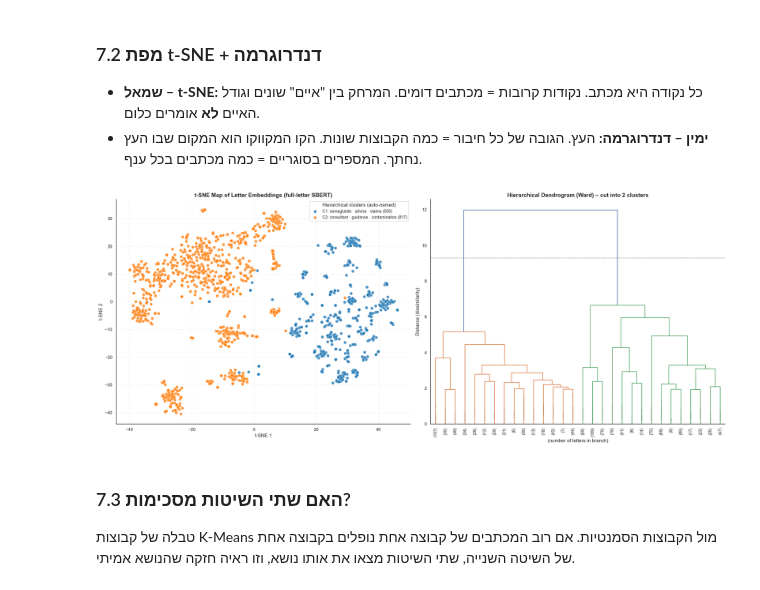
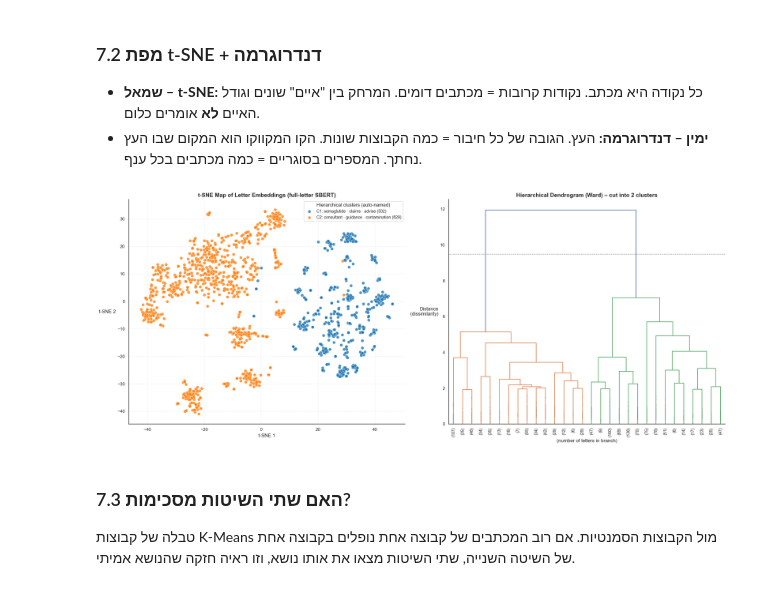
Before and after one commit to Bar-Hai-Cohen/FDA_Warning_Letters_Analysis_Project, a Jupyter notebook: FDA_Final_fixed.ipynb, the cells around one changed output. Cells and saved outputs as stored; diff of their text form; code cells hidden in the pictures.

```diff
--- a/FDA_Final_fixed.ipynb
+++ b/FDA_Final_fixed.ipynb
@@ -75,6 +75,8 @@ import torch
 from sentence_transformers import SentenceTransformer
 from transformers import pipeline
 
+HORIZONTAL_YLABEL = dict(rotation=0, ha="right", va="center")
+
 warnings.filterwarnings("ignore", category=RuntimeWarning)
 warnings.filterwarnings("ignore", category=FutureWarning)
 warnings.filterwarnings("ignore", category=UserWarning, module="sklearn")
@@ -1023,29 +1013,29 @@ cluster_profile(hier_labels, sem_names)
 # %%
 tsne_xy = TSNE(n_components=2, perplexity=30, init="random",
                random_state=RANDOM_STATE, max_iter=1000).fit_transform(embeddings)
 
 sns.set_theme(style="white")
 fig, (ax1, ax2) = plt.subplots(1, 2, figsize=(22, 9))
 for c in range(K_SEMANTIC):
     m = hier_labels == c
     ax1.scatter(tsne_xy[m, 0], tsne_xy[m, 1], color=sem_colors[c], alpha=0.8,
                 edgecolors="w", s=55, linewidths=0.5, label=f"{sem_names[c]} ({m.sum()})")
 ax1.set_title("t-SNE Map of Letter Embeddings (full-letter SBERT)", fontsize=14, fontweight="bold")
-ax1.set_xlabel("t-SNE 1"); ax1.set_ylabel("t-SNE 2")
+ax1.set_xlabel("t-SNE 1"); ax1.set_ylabel("t-SNE 2", **HORIZONTAL_YLABEL)
 ax1.grid(True, linestyle="--", alpha=0.3)
 ax1.legend(title="Hierarchical clusters (auto-named)", fontsize=10, loc="best")
 sns.despine(ax=ax1)
 
 cut = (Z[-K_SEMANTIC, 2] + Z[-(K_SEMANTIC - 1), 2]) / 2
 dendrogram(Z, truncate_mode="lastp", p=30, ax=ax2, leaf_rotation=90,
            leaf_font_size=10, show_contracted=True, color_threshold=cut)
 ax2.axhline(cut, color="grey", linestyle="--", linewidth=1)
 ax2.set_title(f"Hierarchical Dendrogram (Ward) – cut into {K_SEMANTIC} clusters", fontsize=14, fontweight="bold")
-ax2.set_xlabel("(number of letters in branch)"); ax2.set_ylabel("Distance (dissimilarity)")
+ax2.set_xlabel("(number of letters in branch)"); ax2.set_ylabel("Distance\n(dissimilarity)", **HORIZONTAL_YLABEL)
 sns.despine(ax=ax2)
 plt.tight_layout(); plt.show()
 # %% [output]
-[figure, old version]
+[figure, new version]
 # %% [markdown]
 ### 7.3 האם שתי השיטות מסכימות?
 טבלה של קבוצות K-Means מול הקבוצות הסמנטיות. אם רוב המכתבים של קבוצה אחת נופלים בקבוצה אחת של השיטה השנייה, שתי השיטות מצאו את אותו נושא, וזו ראיה חזקה שהנושא אמיתי.
```
Also changed, not shown: parts of 30 cells of this notebook, 18 other files.
